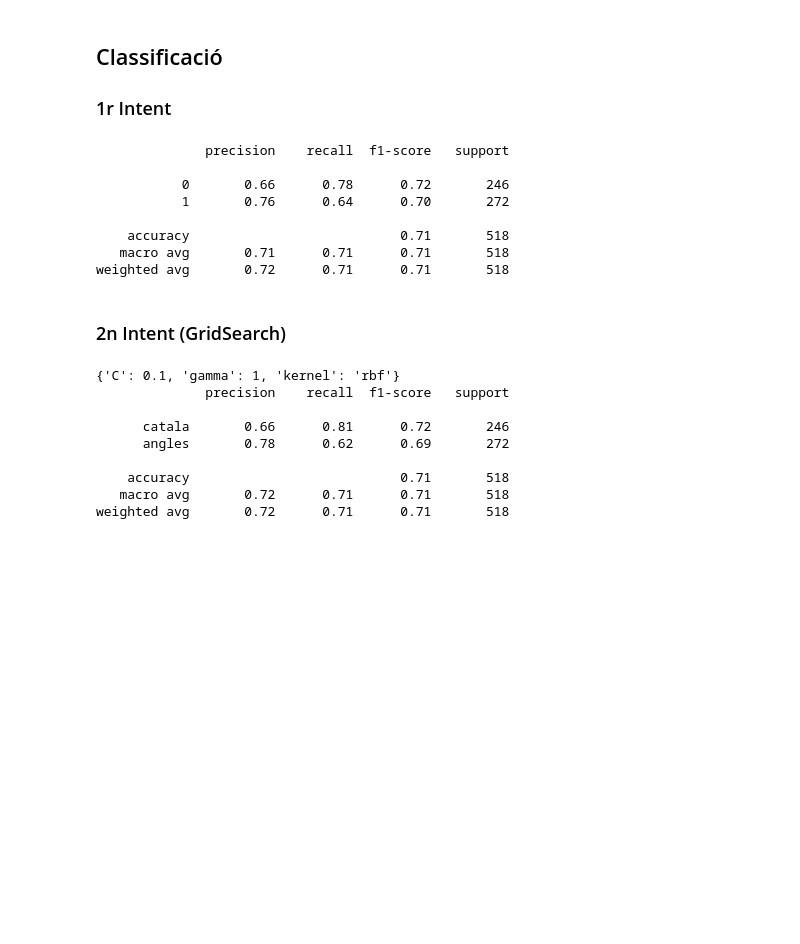
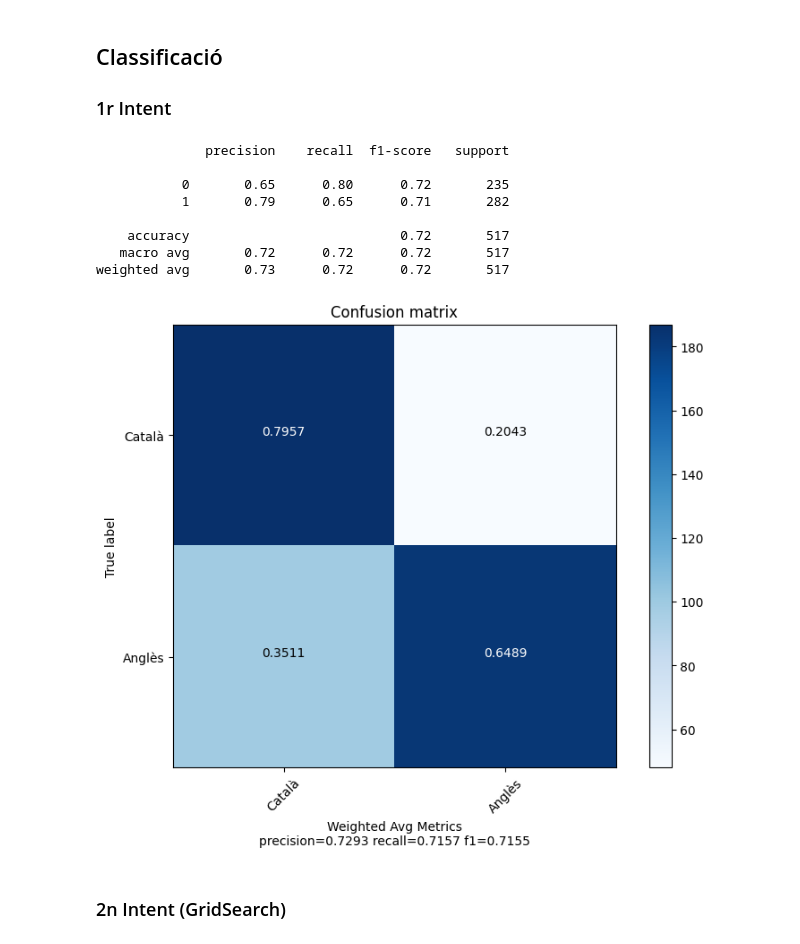
Before and after one commit to apayeras/classification, a Jupyter notebook: Payeras_Sureda.ipynb, the cells around one changed output. Saved outputs shown, nothing was run; the diff lists cells and outputs as text; code cells hidden in the pictures; blank space fills up the shorter version.

Commit message:
Confusion matrix plot

```diff
--- a/Payeras_Sureda.ipynb
+++ b/Payeras_Sureda.ipynb
@@ -193,29 +280,32 @@ for feature in features_columns:
 # %%
 from sklearn.svm import SVC
 from sklearn.model_selection import train_test_split
 from sklearn.metrics import classification_report
 
-df = df_final
+df = pd.DataFrame.copy(df_final)
 y = df.pop('lang')
 df.pop('paraula')
 X = df
 X_train, X_test, y_train, y_test = train_test_split(X, y, test_size=0.30, random_state=1)
 
 svm = SVC(C=1000.0, kernel='linear')
 svm.fit(X_train, y_train)
 
 y_pred = svm.predict(X_test)
 
 print(classification_report(y_test, y_pred))
+
+plot_confusion_matrix(y_test, y_pred, ['Català','Anglès'])
 # %% [output]
               precision    recall  f1-score   support
 
-           0       0.66      0.78      0.72       246
-           1       0.76      0.64      0.70       272
+           0       0.65      0.80      0.72       235
+           1       0.79      0.65      0.71       282
 
-    accuracy                           0.71       518
-   macro avg       0.71      0.71      0.71       518
-weighted avg       0.72      0.71      0.71       518
+    accuracy                           0.72       517
+   macro avg       0.72      0.72      0.72       517
+weighted avg       0.73      0.72      0.72       517
+[figure, added]
 # %% [markdown]
 ### 2n Intent (GridSearch)
 # %%
@@ -237,13 +327,3 @@ grid_predictions = grid.predict(X_test)
 print(grid.best_params_)
 
 print(classification_report(y_test, grid_predictions, target_names=['catala','angles']))
-# %% [output]
-{'C': 0.1, 'gamma': 1, 'kernel': 'rbf'}
-              precision    recall  f1-score   support
-
-      catala       0.66      0.81      0.72       246
-      angles       0.78      0.62      0.69       272
-
-    accuracy                           0.71       518
-   macro avg       0.72      0.71      0.71       518
-weighted avg       0.72      0.71      0.71       518
```
Also changed, not shown: parts of 6 cells of this notebook.
